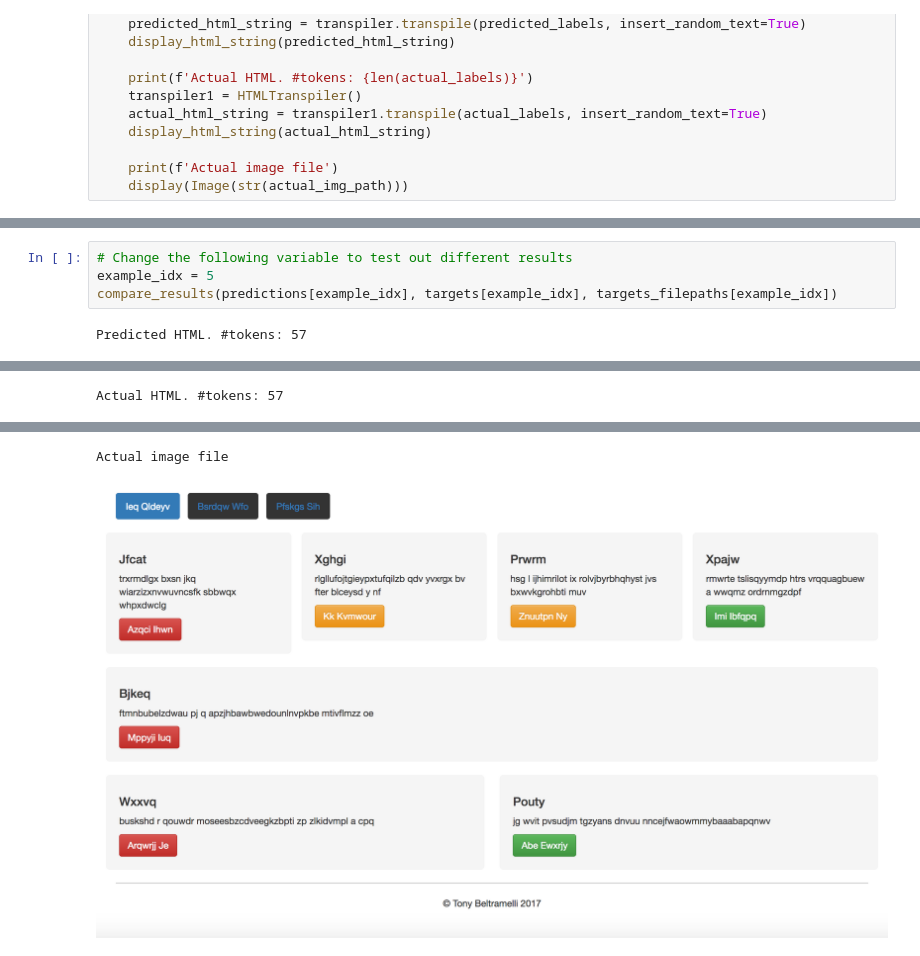
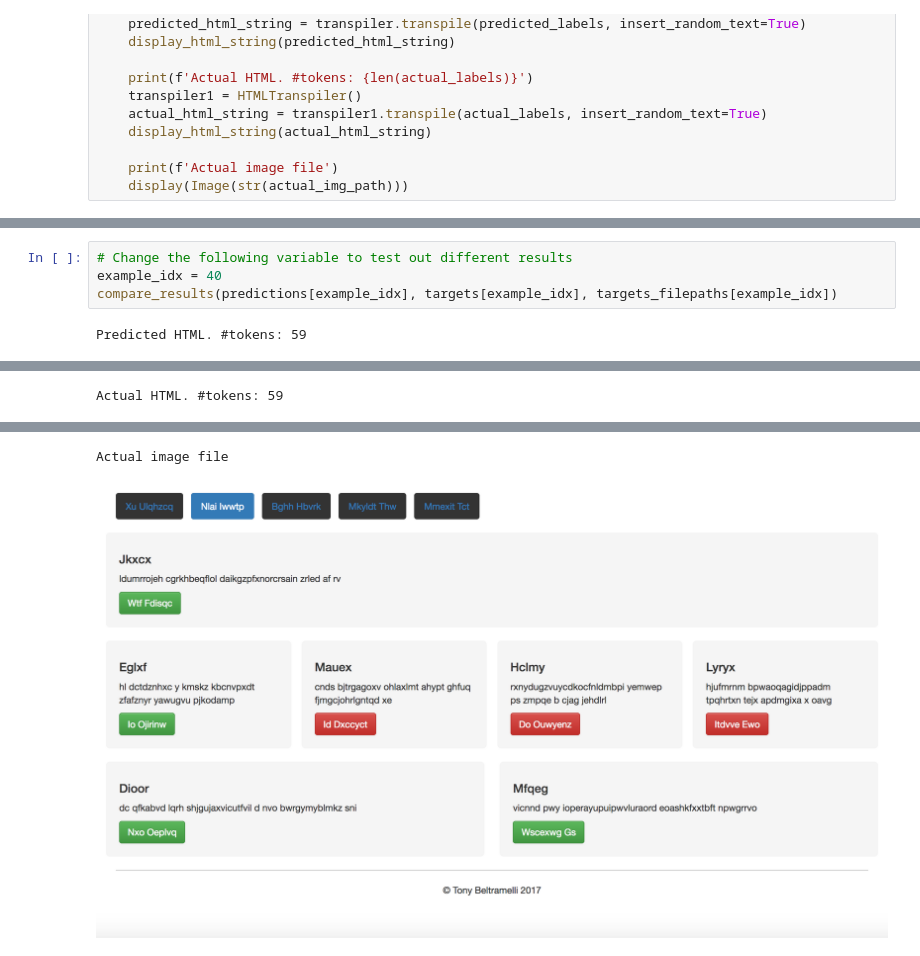
Before and after one commit to timoangerer/pix2code-pytorch, a Jupyter notebook: visualize_inference.ipynb, the cells around one changed output, grey strips where cells are left out. Saved outputs shown, nothing was run; the diff lists cells and outputs as text.

```diff
--- a/visualize_inference.ipynb
+++ b/visualize_inference.ipynb
@@ -39,11 +59,11 @@ def compare_results(predicted_labels, actual_labels, actual_img_path):
 # %%
 # Change the following variable to test out different results
-example_idx = 5
+example_idx = 40
 compare_results(predictions[example_idx], targets[example_idx], targets_filepaths[example_idx])
 # %% [output]
-Predicted HTML. #tokens: 57
+Predicted HTML. #tokens: 59
 [interactive output not drawn]
-Actual HTML. #tokens: 57
+Actual HTML. #tokens: 59
 [interactive output not drawn]
 Actual image file
-[figure, old version]
+[figure, new version]
```
Also changed, not shown: parts of 2 cells of this notebook.
